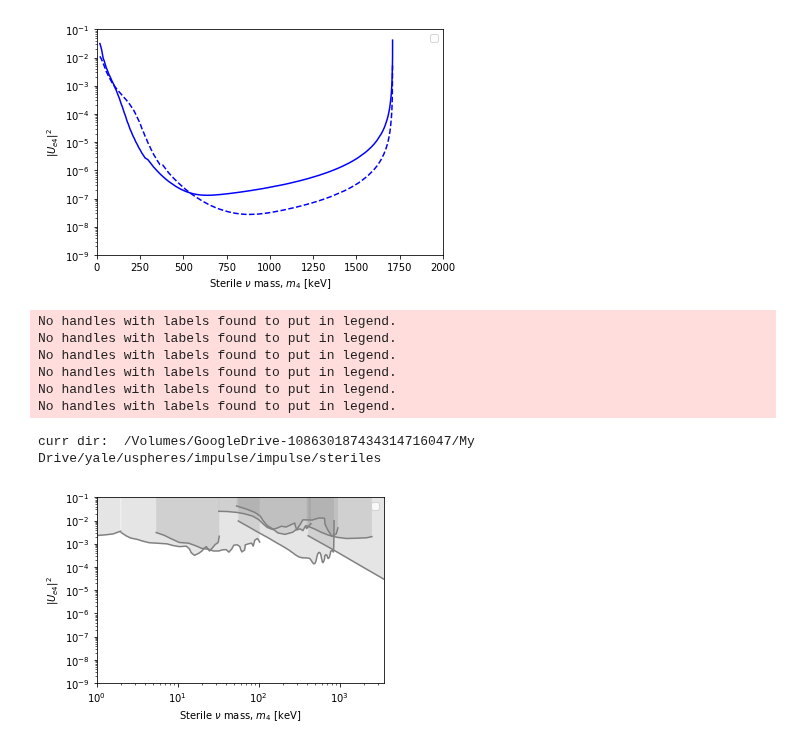
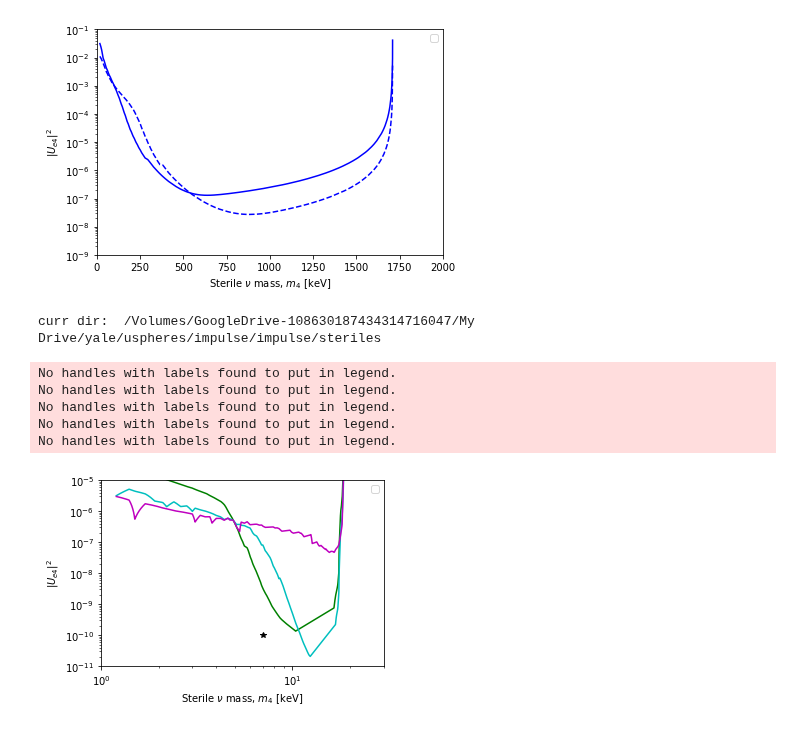
Before and after one commit to Moore-Lab/composite_DM, a Jupyter notebook: steriles/plot_pdfs.ipynb, the cells around one changed output. Cells and saved outputs as stored; diff of their text form; code cells hidden in the pictures.

```diff
--- a/steriles/plot_pdfs.ipynb
+++ b/steriles/plot_pdfs.ipynb
@@ -85,10 +90,14 @@ OSError: [Errno 6] Device not configured: '/Users/dcmoore/grace/impulse/steriles
 
 iso_list = ["h_3",] #["h_3",] # "p_32", "y_90", "s_35", "ar_37", "be_7", "v_49", "cr_51", "fe_55", "ge_68", "se_72", "ru_106"]
 
-job_file = "/Users/dcmoore/grace/impulse/steriles/job_files/sensitivity_jobs.txt"
+params_list = [[0.2, 100000, 5*365],
+               [0.2, 1000000, 5*365],]
+
+job_file = main_dir + "job_files/sensitivity_jobs.txt"
 jf = open(job_file, 'wt')
 for iso in iso_list:
-    jf.write("module load miniconda; source activate; conda activate py37_dev; python calculate_sensitivity.py %s\n"%iso)
+    for p in params_list:
+        jf.write("module load miniconda; source activate; conda activate py37_dev; python calculate_sensitivity.py %s %.1e %d %d\n"%(iso, *p))
 jf.close()
 
 print("Command to run: ")
@@ -226,7 +236,7 @@ def plot_limits(iso_list, isEC, fig, params_to_use, clist, fill=True, ls='-', do
             if(iso == "be_7"):
                 Q = 384.22 ## hard code the gamma that gets subtracted
                         ## should fix this for general case (maybe do this in the limit step or pdf?)
-            xfine = np.linspace(x[0], Q, 100000)
+            xfine = np.linspace(x[0], Q, 10000)
             limfine = np.interp(xfine, x, lim_vals, left=np.nan, right=np.nan)
 
             if(isEC):
@@ -255,8 +265,9 @@ def plot_limits(iso_list, isEC, fig, params_to_use, clist, fill=True, ls='-', do
             else:
                 Z,A = iso.split('_')
                 lab = "$^{%s}$%s"%( A, Z.capitalize() )
-                if(fill):
+                if(fill or doLegend):
                     p=plt.semilogy( xfine, limfine, ls, label=lab, color=clist[j])
+                    print("adding label")
                 else:
                     p=plt.semilogy( xfine, limfine, ls, color=clist[j])
                 c=p[0].get_color()
@@ -271,8 +282,8 @@ def plot_limits(iso_list, isEC, fig, params_to_use, clist, fill=True, ls='-', do
         plt.xlim([0,2500])
     plt.xlabel(r"Sterile $\nu$ mass, $m_4$ [keV]")
     plt.ylabel("$|U_{e4}|^2$")
-    if(doLegend):
-        plt.legend()
+    #if(doLegend):
+    #    plt.legend()
 # %%
 ## plot for the paper (EC)
 
@@ -377,50 +402,55 @@ fig=plt.figure()
 print("curr dir: ", os.getcwd())
 
 for piso in prev_iso:
 
     f = "/Users/dcmoore/grace2/impulse/steriles/prev_lim/prev_lim_%s.txt"%piso
     curr_dat = np.loadtxt(f, delimiter=',', skiprows=1)
 
     p=plt.semilogy(curr_dat[:,0]*1e6, curr_dat[:,1], color='grey')
     c=p[0].get_color()
     plt.fill_between(curr_dat[:,0]*1e6, curr_dat[:,1], np.ones_like(curr_dat[:,1]), edgecolor='none', facecolor='grey', alpha=0.2)
 
 iso_list = ["p_32",]
 isEC = False
 
-iso_dict = {"h_3": [[25, 1e3],],
-            "s_35": [[50, 1e4],],
-            "p_32": [[100, 1e5],],
-            #"pr_143": [[50, 1e5],],
-            #"ru_106": [[150, 1e5],]
+#iso_dict = { "h_3": [[35, 1e3],[50, 1e3],[35, 5e2],[50, 5e2],[100, 1e2],],}
+
+iso_dict = {"h_3_1": [[50, 1e2],],
+            "h_3_2": [[25, 1e2],],
+            "h_3_3": [[35, 1e2],],
+            "h_3_4": [[100, 1e2],],
+            "h_3_5": [[200, 1e2],],
+            #"s_35": [[50, 1e4],],
+            #"p_32": [[100, 1e5],],
         }
 
-params_list = [[1e-2, 10, 365],
-               [1e-2, 1000, 365],]
+params_list = [#[1e-2, 10, 365],
+               [0.2, 1000000, 5*365],]
 
-clist = ['b',]
+clist = ['b','g','r','c','m','k','orange','purple']
 lslist = ['-', ':']
-for iso in iso_dict.keys():
+for j,iso in enumerate(iso_dict.keys()):
     for ls,params in zip(lslist,params_list):
         cparams = [*params, *iso_dict[iso][0]]
-        plot_limits([iso,], isEC, fig, cparams, clist, fill=False, ls=ls)
+        plot_limits([iso[:-2],], isEC, fig, cparams, clist[j], fill=False, ls=ls)
 plt.tight_layout()
 
-plt.xlim([1,3500])
-plt.ylim([1e-9, 0.1])
+plt.xlim([1,30])
+plt.ylim([1e-11, 1e-5])
 plt.gca().set_xscale('log')
+
+plt.plot(7,1e-10, 'k*')
 
 fig.set_size_inches(5,3.5)
 plt.tight_layout()
 
 plt.savefig("ue4_sens_vs_livetime.pdf")
 plt.show()
 # %% [output]
-No handles with labels found to put in legend.
-No handles with labels found to put in legend.
-No handles with labels found to put in legend.
-No handles with labels found to put in legend.
-No handles with labels found to put in legend.
-No handles with labels found to put in legend.
+curr dir:  /Volumes/GoogleDrive-108630187434314716047/My Drive/yale/uspheres/impulse/impulse/steriles
-curr dir:  /Volumes/GoogleDrive-108630187434314716047/My Drive/yale/uspheres/impulse/impulse/steriles
+No handles with labels found to put in legend.
+No handles with labels found to put in legend.
+No handles with labels found to put in legend.
+No handles with labels found to put in legend.
+No handles with labels found to put in legend.
-[figure, old version]
+[figure, new version]
```
Also changed, not shown: parts of 4 cells of this notebook, 10 other files.
